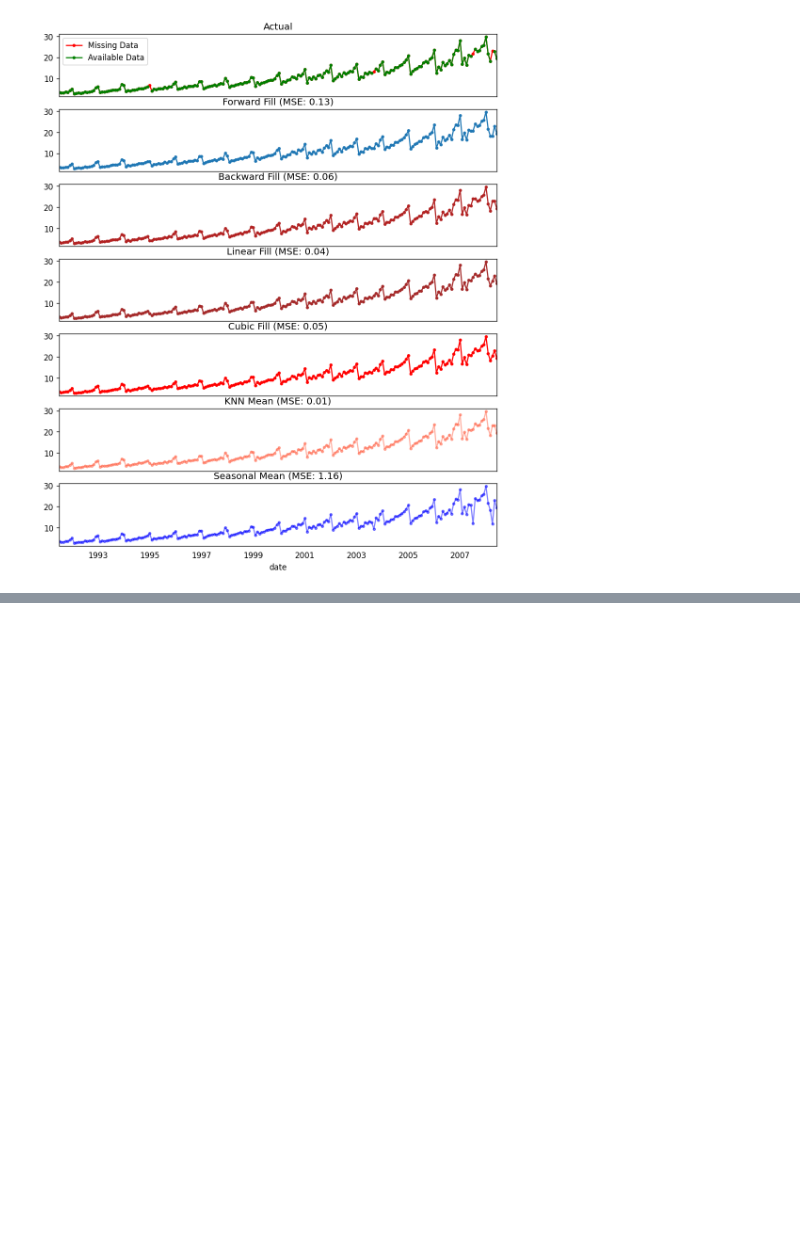
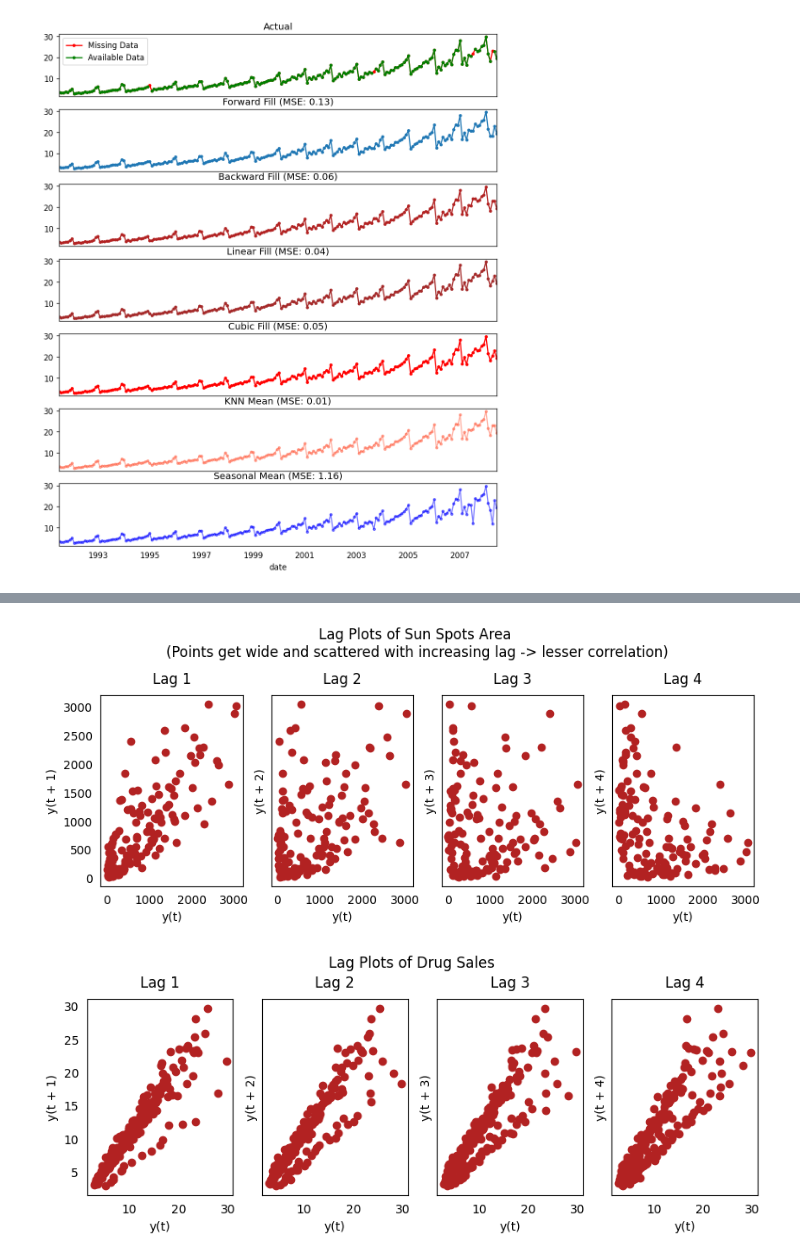
Before and after one commit to Preet2fun/MachineLearning_TimeSeries, a Jupyter notebook: Time series analysis/Time Series Analysis Concepts/ts_concepts.ipynb, the cells around one changed output, grey strips where cells are left out. Drawn from its saved outputs; the diff is of its cells as text; code cells hidden in the pictures; blank space fills up the shorter version.

```diff
--- a/Time series analysis/Time Series Analysis Concepts/ts_concepts.ipynb
+++ b/Time series analysis/Time Series Analysis Concepts/ts_concepts.ipynb
@@ -406,0 +417,26 @@ df['seasonal_mean'].plot(title="Seasonal Mean (MSE: " + str(error) +")", ax=axes
+# %%
+from pandas.plotting import lag_plot
+plt.rcParams.update({'ytick.left' : False, 'axes.titlepad':10})
+
+# Import
+ss = pd.read_csv('https://raw.githubusercontent.com/selva86/datasets/master/sunspotarea.csv')
+a10 = pd.read_csv('https://raw.githubusercontent.com/selva86/datasets/master/a10.csv')
+
+# Plot
+fig, axes = plt.subplots(1, 4, figsize=(10,3), sharex=True, sharey=True, dpi=100)
+for i, ax in enumerate(axes.flatten()[:4]):
+    lag_plot(ss.value, lag=i+1, ax=ax, c='firebrick')
+    ax.set_title('Lag ' + str(i+1))
+
+fig.suptitle('Lag Plots of Sun Spots Area \n(Points get wide and scattered with increasing lag -> lesser correlation)\n', y=1.15)
+
+fig, axes = plt.subplots(1, 4, figsize=(10,3), sharex=True, sharey=True, dpi=100)
+for i, ax in enumerate(axes.flatten()[:4]):
+    lag_plot(a10.value, lag=i+1, ax=ax, c='firebrick')
+    ax.set_title('Lag ' + str(i+1))
+
+fig.suptitle('Lag Plots of Drug Sales', y=1.05)
+plt.show()
+# %% [output]
+[figure, added]
+[figure, added]
```
Also changed, not shown: parts of 4 cells of this notebook.
